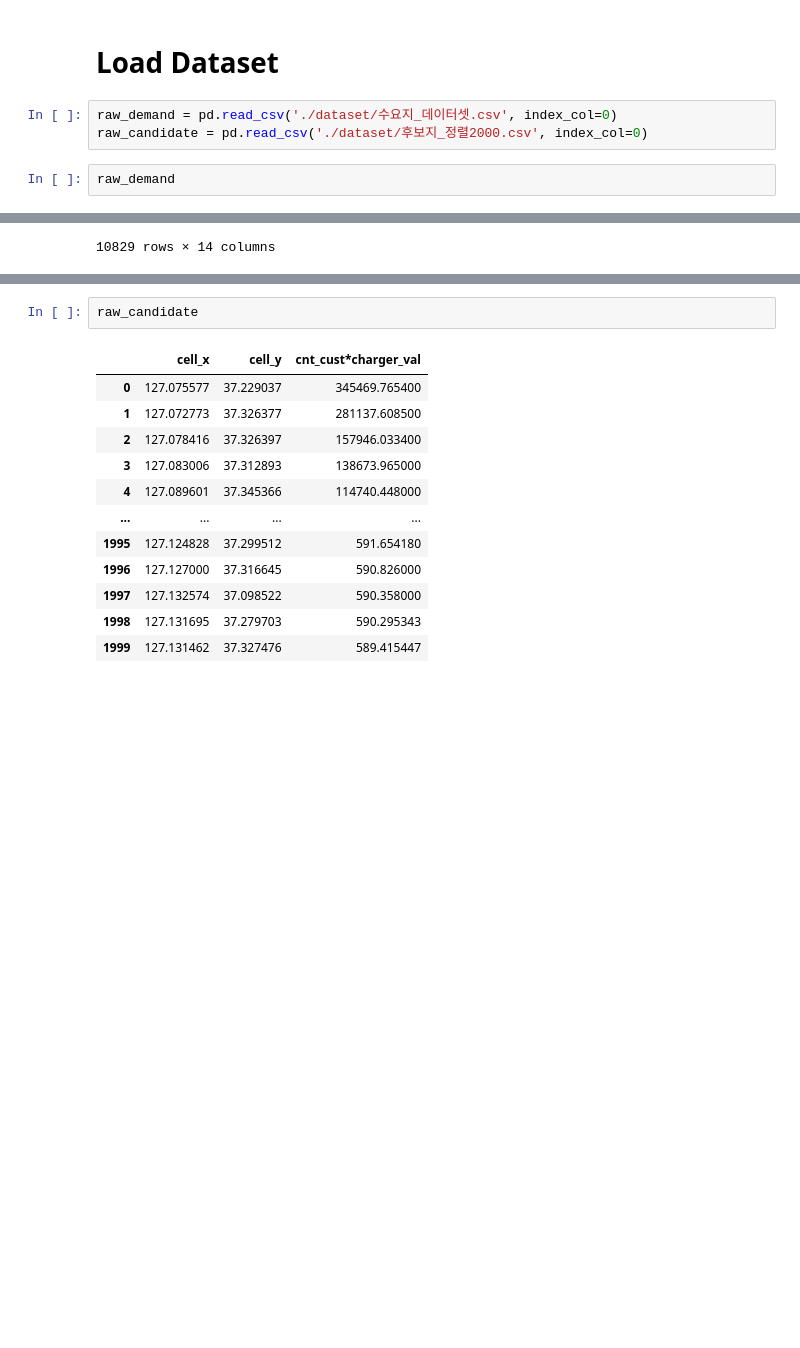
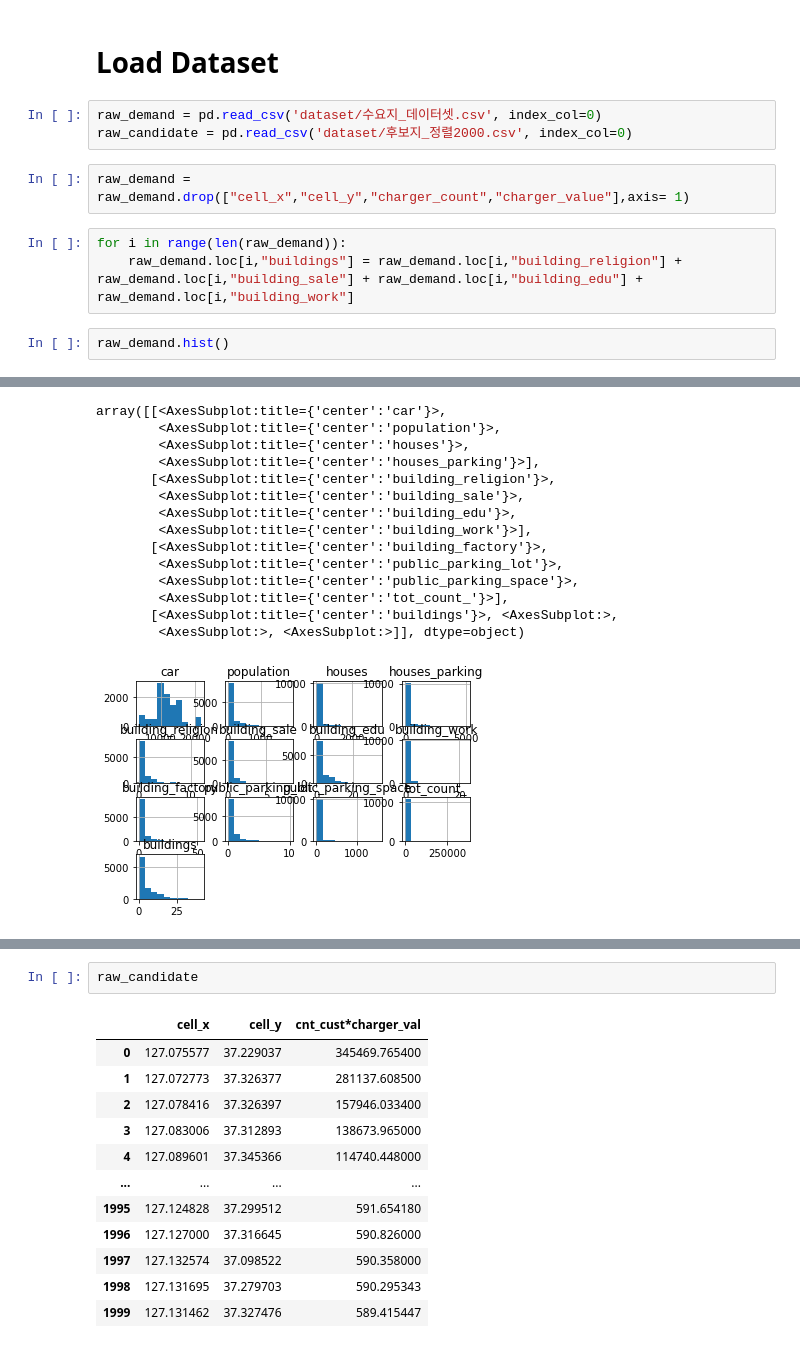
Before and after one commit to Philip-Cho/2022-BigContest, a Jupyter notebook: 분석 결과.ipynb, the cells around one changed output, grey strips where cells are left out. Drawn from its saved outputs; the diff is of its cells as text; blank space fills up the shorter version.

```diff
--- a/분석 결과.ipynb
+++ b/분석 결과.ipynb
@@ -9,8 +11,13 @@ import seaborn as sns
 # %% [markdown]
 # Load Dataset
 # %%
-raw_demand = pd.read_csv('./dataset/수요지_데이터셋.csv', index_col=0)
-raw_candidate = pd.read_csv('./dataset/후보지_정렬2000.csv', index_col=0)
+raw_demand = pd.read_csv('dataset/수요지_데이터셋.csv', index_col=0)
+raw_candidate = pd.read_csv('dataset/후보지_정렬2000.csv', index_col=0)
+# %%
+raw_demand = raw_demand.drop(["cell_x","cell_y","charger_count","charger_value"],axis= 1)
+# %%
+for i in range(len(raw_demand)):
+    raw_demand.loc[i,"buildings"] = raw_demand.loc[i,"building_religion"] + raw_demand.loc[i,"building_sale"] + raw_demand.loc[i,"building_edu"] + raw_demand.loc[i,"building_work"]
 # %%
-raw_demand
+raw_demand.hist()
 # %% [output]
@@ -29 +24,15 @@ raw_demand
-10829 rows × 14 columns
+array([[<AxesSubplot:title={'center':'car'}>,
+        <AxesSubplot:title={'center':'population'}>,
+        <AxesSubplot:title={'center':'houses'}>,
+        <AxesSubplot:title={'center':'houses_parking'}>],
+       [<AxesSubplot:title={'center':'building_religion'}>,
+        <AxesSubplot:title={'center':'building_sale'}>,
+        <AxesSubplot:title={'center':'building_edu'}>,
+        <AxesSubplot:title={'center':'building_work'}>],
+       [<AxesSubplot:title={'center':'building_factory'}>,
+        <AxesSubplot:title={'center':'public_parking_lot'}>,
+        <AxesSubplot:title={'center':'public_parking_space'}>,
+        <AxesSubplot:title={'center':'tot_count_'}>],
+       [<AxesSubplot:title={'center':'buildings'}>, <AxesSubplot:>,
+        <AxesSubplot:>, <AxesSubplot:>]], dtype=object)
+[figure, added]
```
Also changed, not shown: parts of 15 cells of this notebook, 2 other files.
